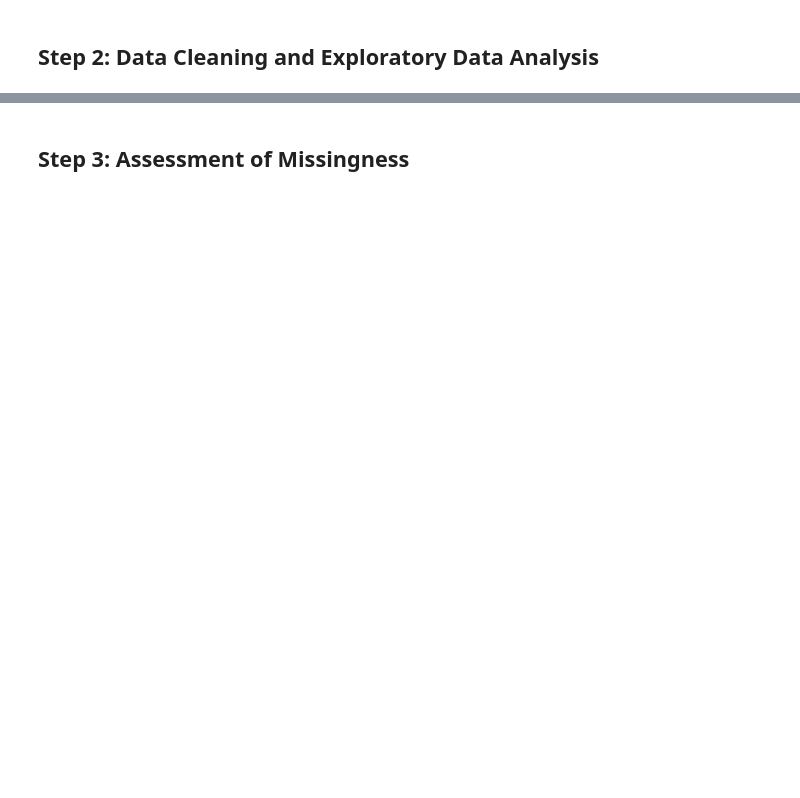
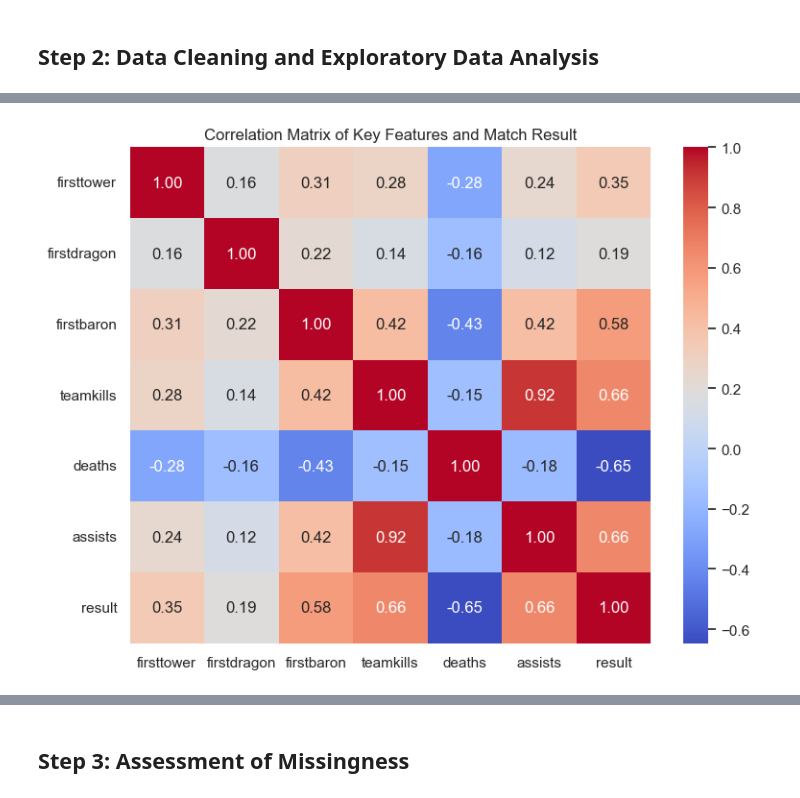
Before and after one commit to Kalberhe/DSC80_FINAL_PROJECT, a Jupyter notebook: template.ipynb, the cells around one changed output, grey strips where cells are left out. Cells and saved outputs as stored; diff of their text form; code cells hidden in the pictures; blank space fills up the shorter version.

```diff
--- a/template.ipynb
+++ b/template.ipynb
@@ -23,0 +189,12 @@ pd.options.plotting.backend = 'plotly'
+# %%
+# Select early features and target
+corr_cols = ['firsttower', 'firstdragon', 'firstbaron', 'teamkills', 'deaths', 'assists', 'result']
+corr_matrix = df[corr_cols].corr()
+
+plt.figure(figsize=(8, 6))
+sns.heatmap(corr_matrix, annot=True, cmap='coolwarm', fmt=".2f")
+plt.title('Correlation Matrix of Key Features and Match Result')
+plt.tight_layout()
+plt.show()
+# %% [output]
+[figure, added]
```
Also changed, not shown: parts of 46 cells of this notebook, 5 other files.
